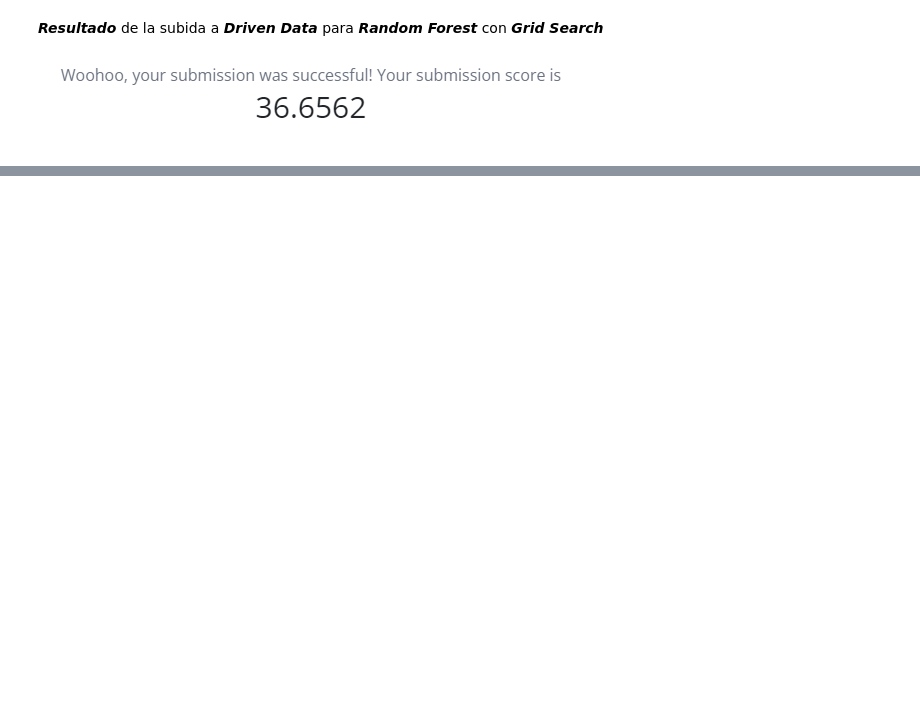
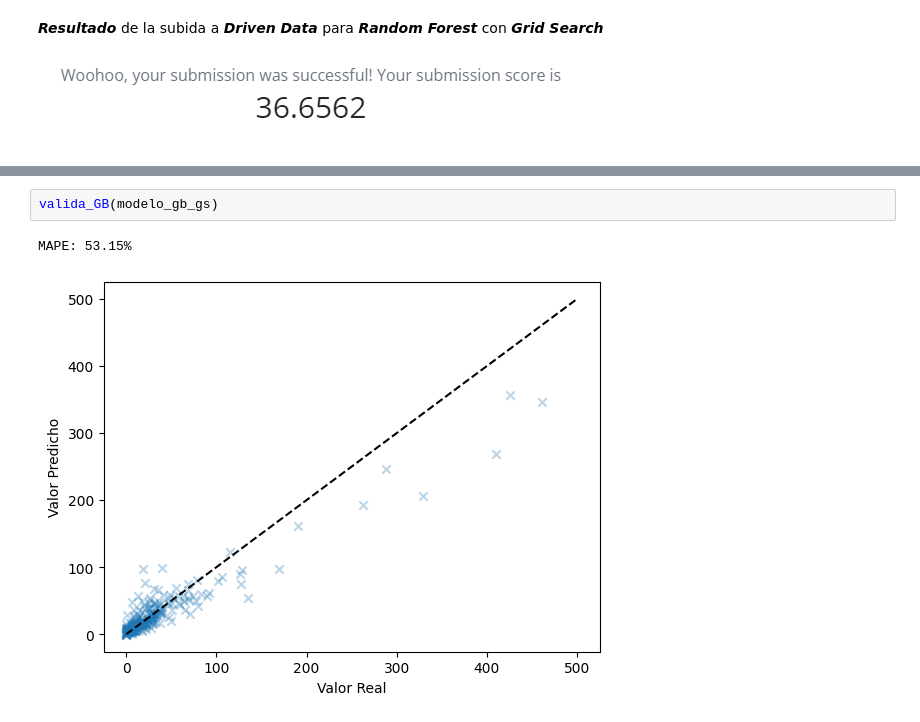
Before and after one commit to roquearmas/IABD_DATA, a Jupyter notebook: DengAI_RAM.ipynb, the cells around one changed output, grey strips where cells are left out. Drawn from its saved outputs; the diff is of its cells as text; blank space fills up the shorter version.

```diff
--- a/DengAI_RAM.ipynb
+++ b/DengAI_RAM.ipynb
@@ -873,0 +1086,5 @@ files.download(nombre_fichero + '.csv') #descarga al disco duro el fichero de re
+# %%
+valida_GB(modelo_gb_gs)
+# %% [output]
+MAPE: 53.15%
+[figure, added]
```
Also changed, not shown: parts of 27 cells of this notebook.
